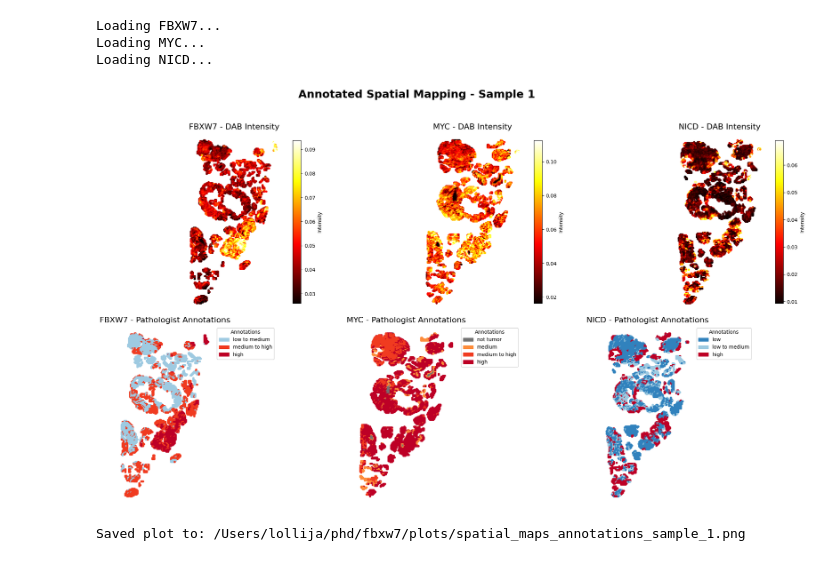
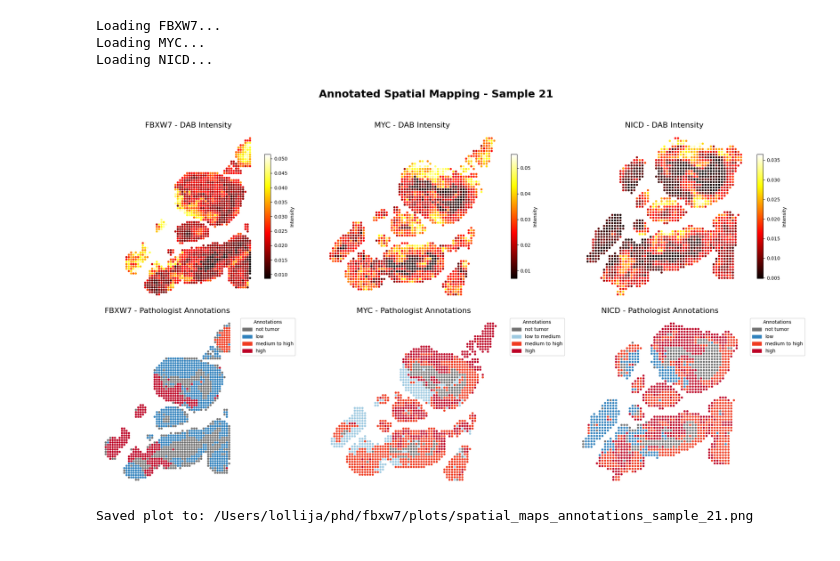
Before and after one commit to Gladiseva/fbxw7, a Jupyter notebook: scripts/03_exploration.ipynb, the cells around one changed output. Drawn from its saved outputs; the diff is of its cells as text; code cells hidden in the pictures.

```diff
--- a/scripts/03_exploration.ipynb
+++ b/scripts/03_exploration.ipynb
@@ -89,18 +103,34 @@ Loading NICD...
 # %%
+import gc
+import glob
 import os
+from pathlib import Path
+import sys
 
 import anndata as ad
 import matplotlib.patches as mpatches
 import matplotlib.pyplot as plt
 import numpy as np
+import pandas as pd
 
+if (Path.cwd() / "scripts" / "config_utils.py").exists():
+    sys.path.insert(0, str(Path.cwd() / "scripts"))
+elif (Path.cwd() / "config_utils.py").exists():
+    sys.path.insert(0, str(Path.cwd()))
 
-OUTPUT_DIR = "/Users/lollija/phd/fbxw7/results_per_sample"
-PLOT_DIR = "/Users/lollija/phd/fbxw7/plots"
+from config_utils import get_markers, load_config, resolve_path
+
+CONFIG_PATH = Path("config/default.yaml")
+if not CONFIG_PATH.exists():
+    CONFIG_PATH = Path("../config/default.yaml")
+
+config = load_config(CONFIG_PATH)
+RESULTS_DIR = resolve_path(config, "results_per_sample_dir")
+PLOT_DIR = resolve_path(config, "plots_dir")
 os.makedirs(PLOT_DIR, exist_ok=True)
 
-SAMPLE_ID = "1"
-MARKERS = ["FBXW7", "MYC", "NICD"]
+MARKERS = get_markers(config)
+SAMPLE_ID = "21"
 
 ANNOTATION_COLORS = {
     "unannotated": "#d3d3d3",
@@ -114,7 +144,7 @@ ANNOTATION_COLORS = {
 }
 
 
-fig, axes = plt.subplots(nrows=2, ncols=3, figsize=(22, 12))
+fig, axes = plt.subplots(nrows=2, ncols=len(MARKERS), figsize=(22, 12))
 fig.suptitle(
     f"Annotated Spatial Mapping - Sample {SAMPLE_ID}",
     fontsize=22,
@@ -123,13 +153,13 @@ fig.suptitle(
 )
 
 for i, marker in enumerate(MARKERS):
-    adata_path = os.path.join(OUTPUT_DIR, f"adata_{SAMPLE_ID}_{marker}.h5ad")
+    adata_path = os.path.join(RESULTS_DIR, f"adata_{SAMPLE_ID}_{marker}.h5ad")
 
     if not os.path.exists(adata_path):
         print(f"Missing: {adata_path}")
         axes[0, i].axis("off")
         axes[1, i].axis("off")
-        axes[0, i].set_title(f"{marker}\nData Not Found", color="red")
+        axes[0, i].set_title(f"{marker} not found", color="red")
         continue
 
     print(f"Loading {marker}...")
@@ -166,38 +196,36 @@ for i, marker in enumerate(MARKERS):
     axes[1, i].set_title(f"{marker} - Pathologist Annotations", fontsize=16)
     axes[1, i].set_aspect("equal")
     axes[1, i].axis("off")
 
     present_annotations = set(annotations)
-    ordered_annotations = [
-        label for label in ANNOTATION_COLORS if label in present_annotations
-    ]
+    ordered_annotations = [label for label in ANNOTATION_COLORS if label in present_annotations]
 
     handles = [
         mpatches.Patch(color=ANNOTATION_COLORS[label], label=label)
         for label in ordered_annotations
     ]
     if handles:
         axes[1, i].legend(
             handles=handles,
             bbox_to_anchor=(1.02, 1),
             loc="upper left",
             fontsize=10,
             framealpha=0.9,
             title="Annotations",
         )
 
 plt.tight_layout(rect=[0, 0, 1, 0.95])
 out_path = os.path.join(PLOT_DIR, f"spatial_maps_annotations_sample_{SAMPLE_ID}.png")
 plt.savefig(out_path, dpi=300, bbox_inches="tight", facecolor="white")
 plt.show()
 
 print(f"Saved plot to: {out_path}")
 # %% [output]
 Loading FBXW7...
 Loading MYC...
 Loading NICD...
-[figure, old version]
+[figure, new version]
-Saved plot to: /Users/lollija/phd/fbxw7/plots/spatial_maps_annotations_sample_1.png
+Saved plot to: /Users/lollija/phd/fbxw7/plots/spatial_maps_annotations_sample_21.png
 # %%
 import gc
 import glob
```
Also changed, not shown: parts of 2 cells of this notebook, 11 other files.
